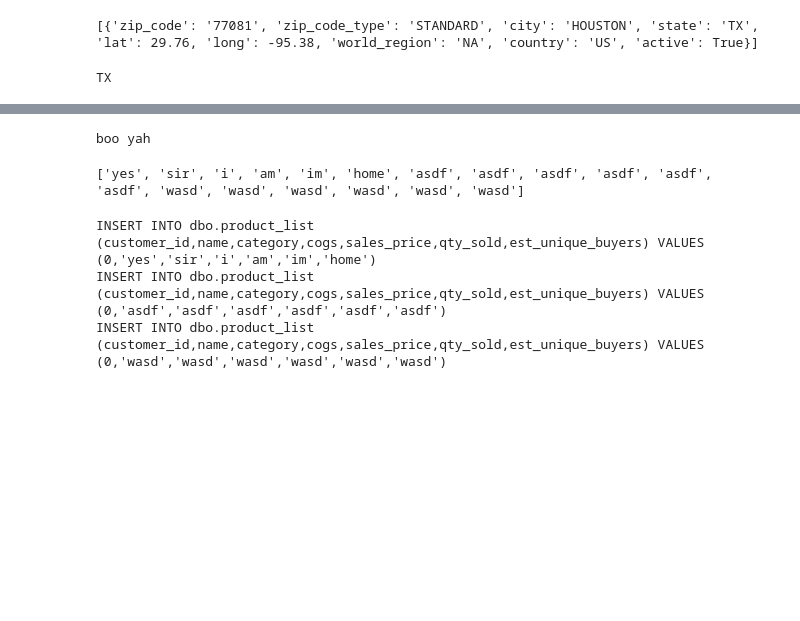
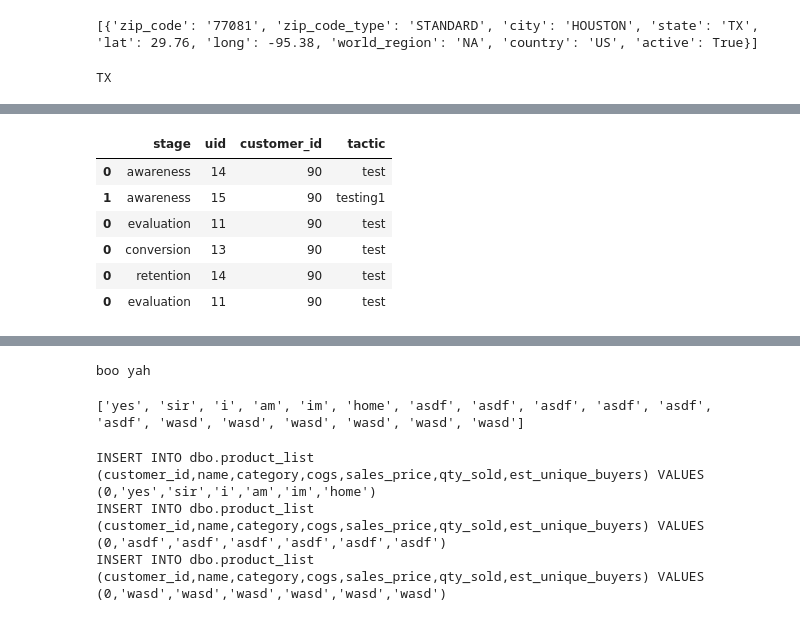
Before and after one commit to tristan-kenneth-tarpley/marketr, a Jupyter notebook: analysis.ipynb, the cells around one changed output, grey strips where cells are left out. Cells and saved outputs as stored; diff of their text form; code cells hidden in the pictures; blank space fills up the shorter version.

```diff
--- a/analysis.ipynb
+++ b/analysis.ipynb
@@ -76,6 +66,34 @@ test
 # %% [output]
 |  | is profile | Customer ID | first name | last name | email | password | company name | revenue | city | ... |
 | 0 | True | 19 | Tristan | Tarpley | no | yes | Holdings Company | 5132 | Houston | ... |
+# %%
+awareness = sql_to_df("select * from dbo.awareness WHERE customer_id=90")
+awareness.insert(loc=0, column='stage', value='awareness')
+
+evaluation = sql_to_df("select * from dbo.evaluation WHERE customer_id=90")
+evaluation.insert(loc=0, column='stage', value='evaluation')
+
+conversion = sql_to_df("select * from dbo.conversion WHERE customer_id=90")
+conversion.insert(loc=0, column='stage', value='conversion')
+
+retention = sql_to_df("select * from dbo.retention WHERE customer_id=90")
+retention.insert(loc=0, column='stage', value='retention')
+
+evaluation = sql_to_df("select * from dbo.evaluation WHERE customer_id=90")
+evaluation.insert(loc=0, column='stage', value='evaluation')
+stages = [awareness, evaluation, conversion, retention, evaluation]
+
+result = pd.concat(stages)
+# %%
+result
+# %% [output]
+|  | stage | uid | customer_id | tactic |
+| 0 | awareness | 14 | 90 | test |
+| 1 | awareness | 15 | 90 | testing1 |
+| 0 | evaluation | 11 | 90 | test |
+| 0 | conversion | 13 | 90 | test |
+| 0 | retention | 14 | 90 | test |
+| 0 | evaluation | 11 | 90 | test |
 # %%
 df = sql_to_df("""SELECT * FROM dbo.customer_basic WHERE id = '""" + str(19) + """'""")
 df = clean_for_display(df)
```
Also changed, not shown: parts of 3 cells of this notebook, 26 other files.
